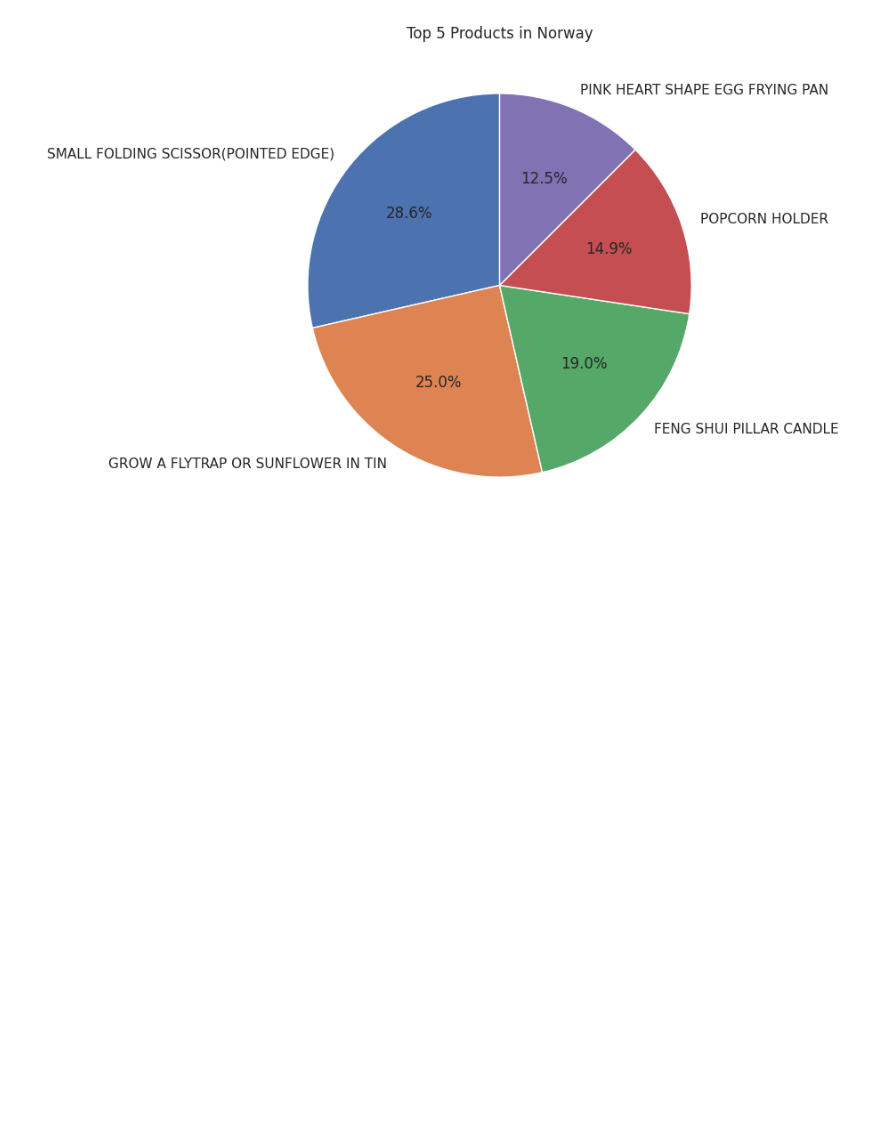
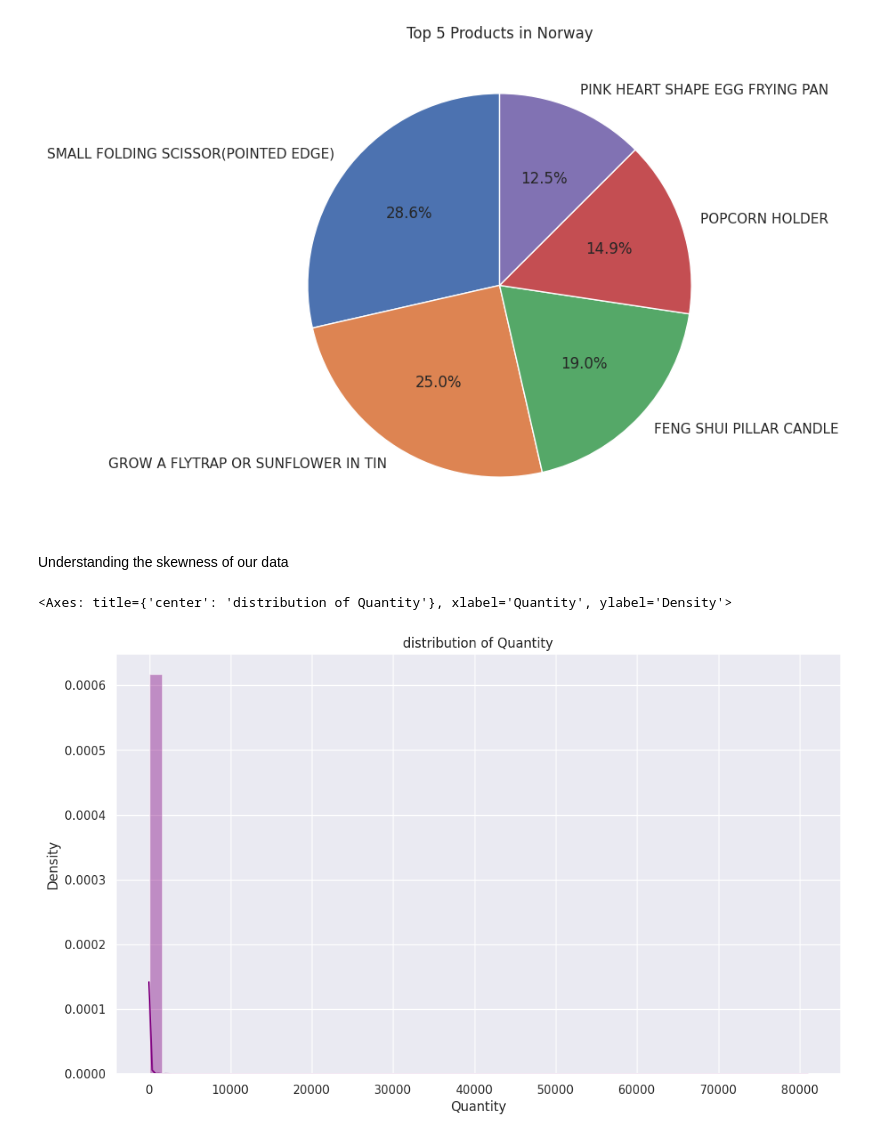
Before and after one commit to sahoomrutyunjaya12345/OnlineRetailCustomerSegmentation, a Jupyter notebook: Online_Retail_Customer_SegmentationCapstoneProject.ipynb, the cells around one changed output. Saved outputs shown, nothing was run; the diff lists cells and outputs as text; code cells hidden in the pictures; blank space fills up the shorter version.

```diff
--- a/Online_Retail_Customer_SegmentationCapstoneProject.ipynb
+++ b/Online_Retail_Customer_SegmentationCapstoneProject.ipynb
@@ -580,3 +580,13 @@ plt.title('Top 5 Products in Norway')
 plt.show()
 # %% [output]
 [figure]
+# %% [markdown]
+Understanding the skewness of our data
+# %%
+#distribution of Quantity
+plt.figure(figsize=(12,7))
+plt.title('distribution of Quantity')
+sns.distplot(customer_data['Quantity'],color="Purple")
+# %% [output]
+<Axes: title={'center': 'distribution of Quantity'}, xlabel='Quantity', ylabel='Density'>
+[figure, added]
```
Also changed, not shown: parts of 29 cells of this notebook.
